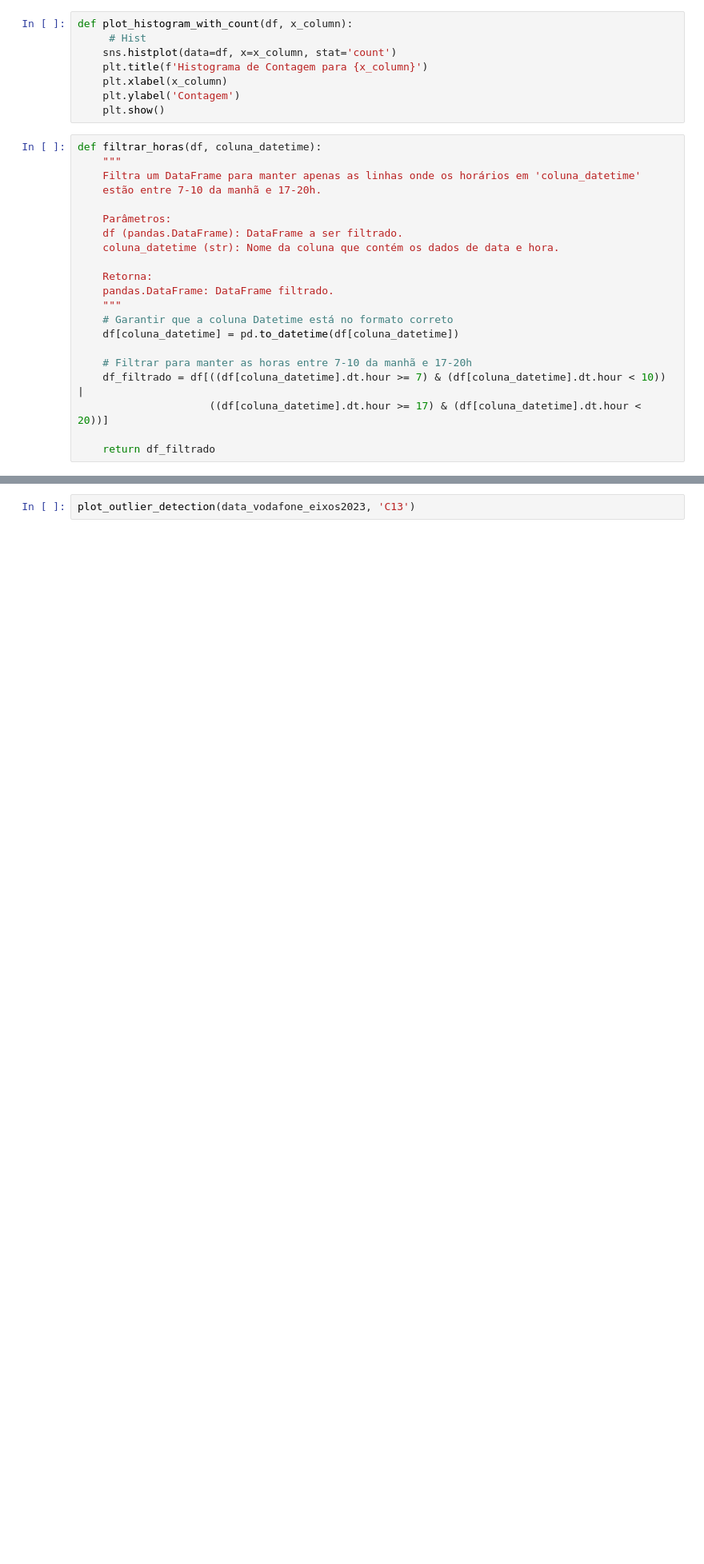
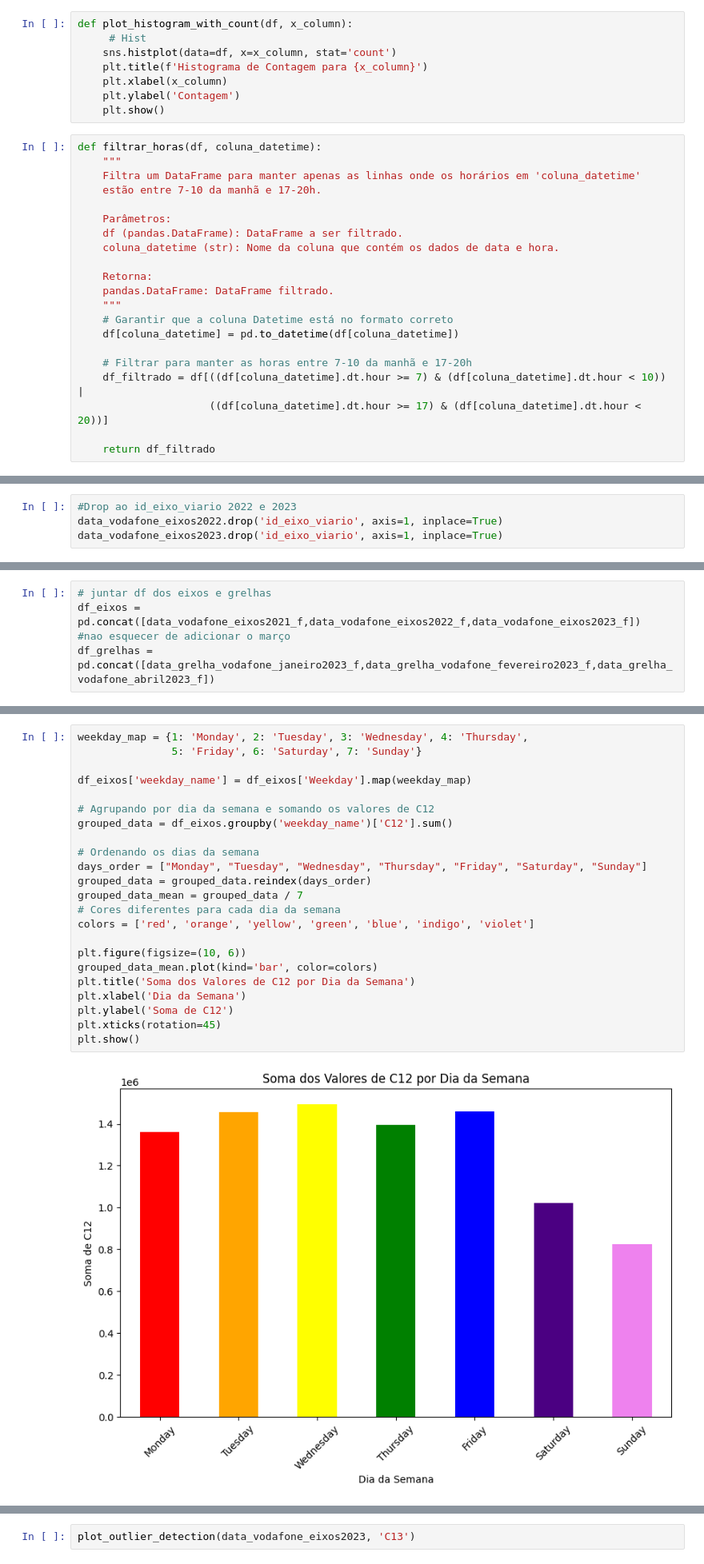
Before and after one commit to a-proenca/LAD, a Jupyter notebook: LAD_22_23.ipynb, the cells around one changed output, grey strips where cells are left out. Shown: that part at 80% size. Cells and saved outputs as stored; diff of their text form; blank space fills up the shorter version.

```diff
--- a/LAD_22_23.ipynb
+++ b/LAD_22_23.ipynb
@@ -600,0 +336,4 @@ data_vodafone_eixos2023.describe()
+# %%
+#Drop ao id_eixo_viario 2022 e 2023
+data_vodafone_eixos2022.drop('id_eixo_viario', axis=1, inplace=True)
+data_vodafone_eixos2023.drop('id_eixo_viario', axis=1, inplace=True)
@@ -601,2 +349,7 @@ data_vodafone_eixos2023.describe()
+# %%
+# juntar df dos eixos e grelhas
+df_eixos = pd.concat([data_vodafone_eixos2021_f,data_vodafone_eixos2022_f,data_vodafone_eixos2023_f])
+#nao esquecer de adicionar o março
+df_grelhas = pd.concat([data_grelha_vodafone_janeiro2023_f,data_grelha_vodafone_fevereiro2023_f,data_grelha_vodafone_abril2023_f])
 # %%
 data_quadriculas_vodafone_bruto.describe()
@@ -622,0 +374,25 @@ data_grelha_vodafone_maio2023.describe()
+# %%
+weekday_map = {1: 'Monday', 2: 'Tuesday', 3: 'Wednesday', 4: 'Thursday',
+               5: 'Friday', 6: 'Saturday', 7: 'Sunday'}
+
+df_eixos['weekday_name'] = df_eixos['Weekday'].map(weekday_map)
+
+# Agrupando por dia da semana e somando os valores de C12
+grouped_data = df_eixos.groupby('weekday_name')['C12'].sum()
+
+# Ordenando os dias da semana
+days_order = ["Monday", "Tuesday", "Wednesday", "Thursday", "Friday", "Saturday", "Sunday"]
+grouped_data = grouped_data.reindex(days_order)
+grouped_data_mean = grouped_data / 7
+# Cores diferentes para cada dia da semana
+colors = ['red', 'orange', 'yellow', 'green', 'blue', 'indigo', 'violet']
+
+plt.figure(figsize=(10, 6))
+grouped_data_mean.plot(kind='bar', color=colors)
+plt.title('Soma dos Valores de C12 por Dia da Semana')
+plt.xlabel('Dia da Semana')
+plt.ylabel('Soma de C12')
+plt.xticks(rotation=45)
+plt.show()
+# %% [output]
+[figure, added]
```
Also changed, not shown: parts of 46 cells of this notebook.
